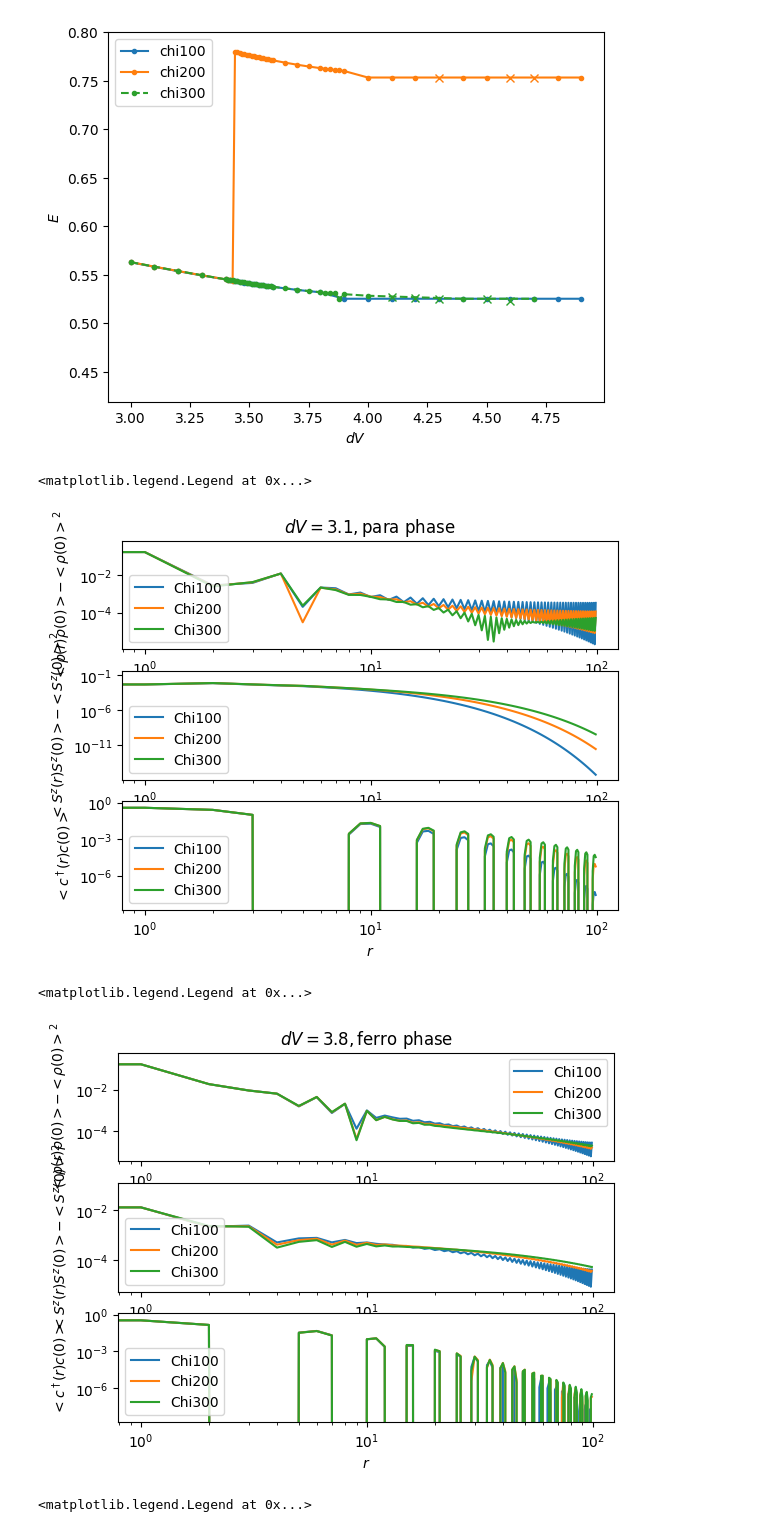
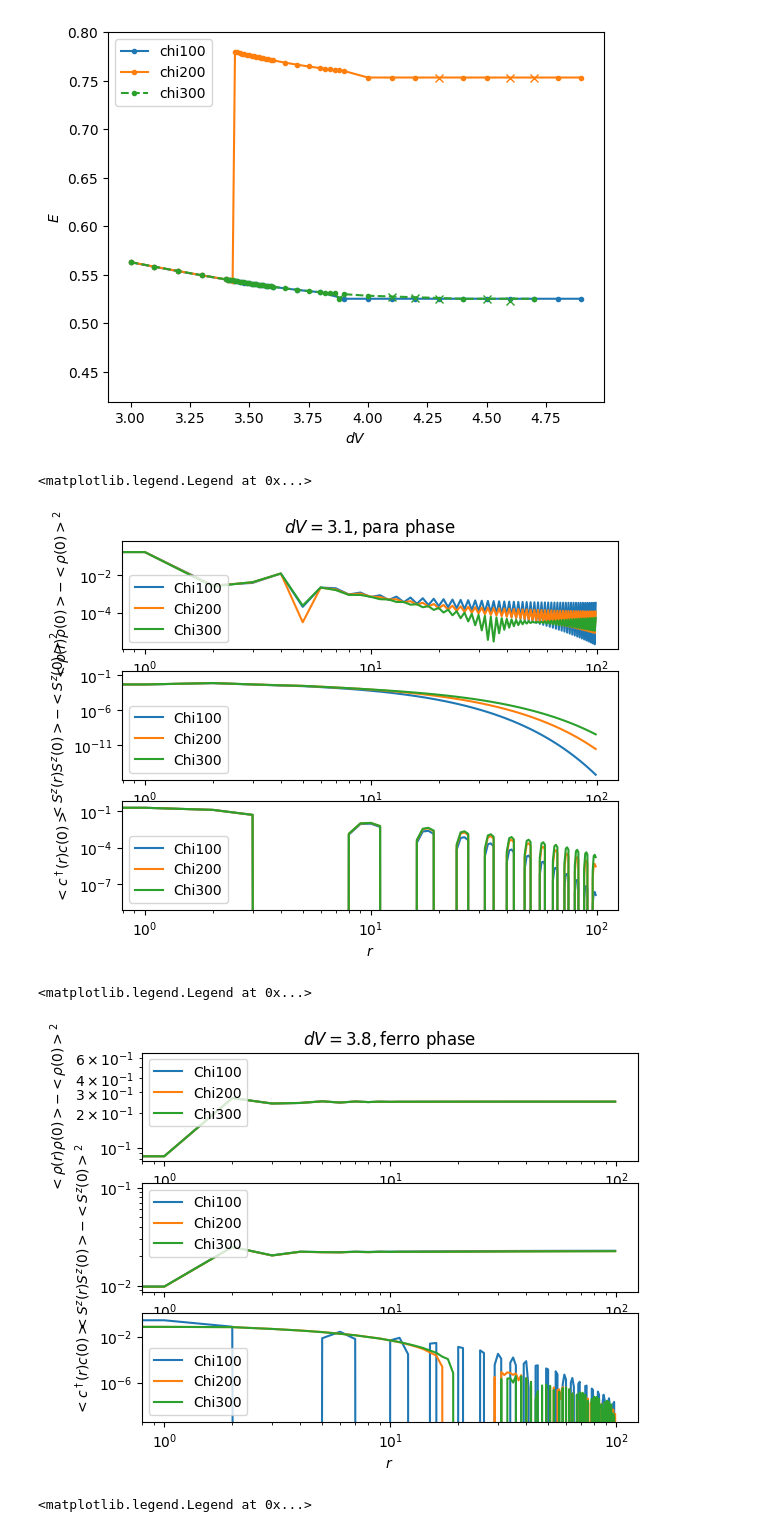
Before and after one commit to aravindhshankar/Spin1LongRangeOrder.jl, a Jupyter notebook: python/notebooks/plot_idmrg_chi100.ipynb, the cells around one changed output. Saved outputs shown, nothing was run; the diff lists cells and outputs as text; code cells hidden in the pictures.

Commit message:
added plot of fdmrg for N64 canonical

```diff
--- a/python/notebooks/plot_idmrg_chi100.ipynb
+++ b/python/notebooks/plot_idmrg_chi100.ipynb
@@ -203,9 +203,9 @@ ax3[1].set_ylabel(r'$<S^z(r)S^z(0)> - <S^z(0)>^2 $')
 ax3[1].legend()
 
 #electron
-ax3[2].plot(xvalspm, observables.electron_corr(serpm100['psi'].iloc[0], length=distrangepm, whichspin="tot"), c='C0', label='Chi100')
-ax3[2].plot(xvalspm, observables.electron_corr(serpm200['psi'].iloc[0], length=distrangepm, whichspin="tot"), c='C1', label='Chi200')
-ax3[2].plot(xvalspm, observables.electron_corr(serpm300['psi'].iloc[0], length=distrangepm, whichspin="tot"), c='C2', label='Chi300')
+ax3[2].plot(xvalspm, observables.electron_corr(serpm100['psi'].iloc[0], length=distrangepm, whichspin="u"), c='C0', label='Chi100')
+ax3[2].plot(xvalspm, observables.electron_corr(serpm200['psi'].iloc[0], length=distrangepm, whichspin="u"), c='C1', label='Chi200')
+ax3[2].plot(xvalspm, observables.electron_corr(serpm300['psi'].iloc[0], length=distrangepm, whichspin="u"), c='C2', label='Chi300')
 ax3[2].set_yscale('log')
 ax3[2].set_xscale('log')
 ax3[2].set_xlabel(r'$r$')
@@ -214,46 +214,46 @@ ax3[2].set_ylabel(r'$<c^\dagger(r)c(0)> $')
 ax3[2].legend()
 # %% [output]
 <matplotlib.legend.Legend at 0x...>
-[figure, old version]
+[figure, new version]
 # %%
 distrangefm = 100
 xvalsfm = np.arange(distrangepm)
 fig4, ax4 = plt.subplots(3)
 #charge
-ax4[0].plot(xvalsfm, observables.charge_corr(serfm100['psi'].iloc[0], length=distrangepm, connected=True), c='C0', label='Chi100')
-ax4[0].plot(xvalsfm, observables.charge_corr(serfm200['psi'].iloc[0], length=distrangepm, connected=True), c='C1', label='Chi200')
-ax4[0].plot(xvalsfm, observables.charge_corr(serfm300['psi'].iloc[0], length=distrangepm, connected=True), c='C2', label='Chi300')
+ax4[0].plot(xvalsfm, observables.charge_corr(serfm100['psi'].iloc[0], length=distrangepm, connected=False), c='C0', label='Chi100')
+ax4[0].plot(xvalsfm, observables.charge_corr(serfm200['psi'].iloc[0], length=distrangepm, connected=False), c='C1', label='Chi200')
+ax4[0].plot(xvalsfm, observables.charge_corr(serfm300['psi'].iloc[0], length=distrangepm, connected=False), c='C2', label='Chi300')
 ax4[0].set_yscale('log')
 ax4[0].set_xscale('log')
 ax4[0].set_xlabel(r'$r$')
 ax4[0].set_ylabel(r'$<\rho(r)\rho(0)> - <\rho(0)>^2 $')
 ax4[0].set_title(rf'$dV = {fmdV:.3}, \text{{ferro phase}}$')
 ax4[0].legend()
 
 #spin
-ax4[1].plot(xvalsfm, observables.SzSz_corr(serfm100['psi'].iloc[0], length=distrangepm, connected=True), c='C0', label='Chi100')
-ax4[1].plot(xvalsfm, observables.SzSz_corr(serfm200['psi'].iloc[0], length=distrangepm, connected=True), c='C1', label='Chi200')
-ax4[1].plot(xvalsfm, observables.SzSz_corr(serfm300['psi'].iloc[0], length=distrangepm, connected=True), c='C2', label='Chi300')
+ax4[1].plot(xvalsfm, observables.SzSz_corr(serfm100['psi'].iloc[0], length=distrangepm, connected=False), c='C0', label='Chi100')
+ax4[1].plot(xvalsfm, observables.SzSz_corr(serfm200['psi'].iloc[0], length=distrangepm, connected=False), c='C1', label='Chi200')
+ax4[1].plot(xvalsfm, observables.SzSz_corr(serfm300['psi'].iloc[0], length=distrangepm, connected=False), c='C2', label='Chi300')
 ax4[1].set_yscale('log')
 ax4[1].set_xscale('log')
 ax4[1].set_xlabel(r'$r$')
 ax4[1].set_ylabel(r'$<S^z(r)S^z(0)> - <S^z(0)>^2 $')
 # ax4[1].set_title(rf'$dV = {fmdV:.3}, \text{{ferro phase}}$')
 ax4[1].legend()
 
 #electron
-ax4[2].plot(xvalsfm, observables.electron_corr(serfm100['psi'].iloc[0], length=distrangepm, whichspin="tot"), c='C0', label='Chi100')
-ax4[2].plot(xvalsfm, observables.electron_corr(serfm200['psi'].iloc[0], length=distrangepm, whichspin="tot"), c='C1', label='Chi200')
-ax4[2].plot(xvalsfm, observables.electron_corr(serfm300['psi'].iloc[0], length=distrangepm, whichspin="tot"), c='C2', label='Chi300')
+ax4[2].plot(xvalsfm, observables.electron_corr(serfm100['psi'].iloc[0], length=distrangepm, whichspin="u"), c='C0', label='Chi100')
+ax4[2].plot(xvalsfm, observables.electron_corr(serfm200['psi'].iloc[0], length=distrangepm, whichspin="u"), c='C1', label='Chi200')
+ax4[2].plot(xvalsfm, observables.electron_corr(serfm300['psi'].iloc[0], length=distrangepm, whichspin="u"), c='C2', label='Chi300')
 ax4[2].set_yscale('log')
 ax4[2].set_xscale('log')
 ax4[2].set_xlabel(r'$r$')
 ax4[2].set_ylabel(r'$<c^\dagger(r)c(0)> $')
 # ax4[2].set_title(rf'$dV = {fmdV:.3}, \text{{ferro phase}}$')
 ax4[2].legend()
 # %% [output]
 <matplotlib.legend.Legend at 0x...>
-[figure, old version]
+[figure, new version]
 # %%
 distrangecrit = 100
 xvalscrit = np.arange(distrangecrit)
```
Also changed, not shown: 1 other file.
